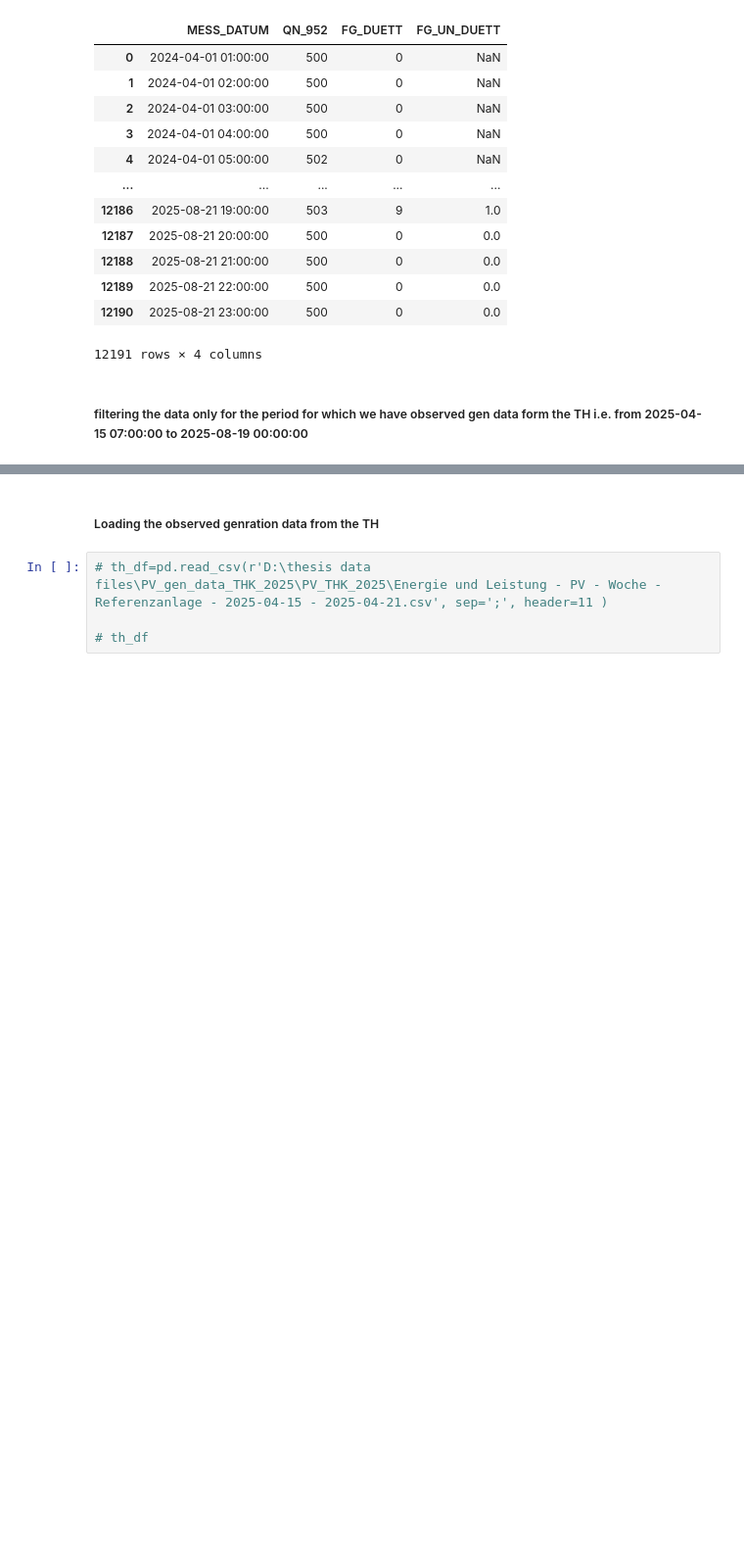
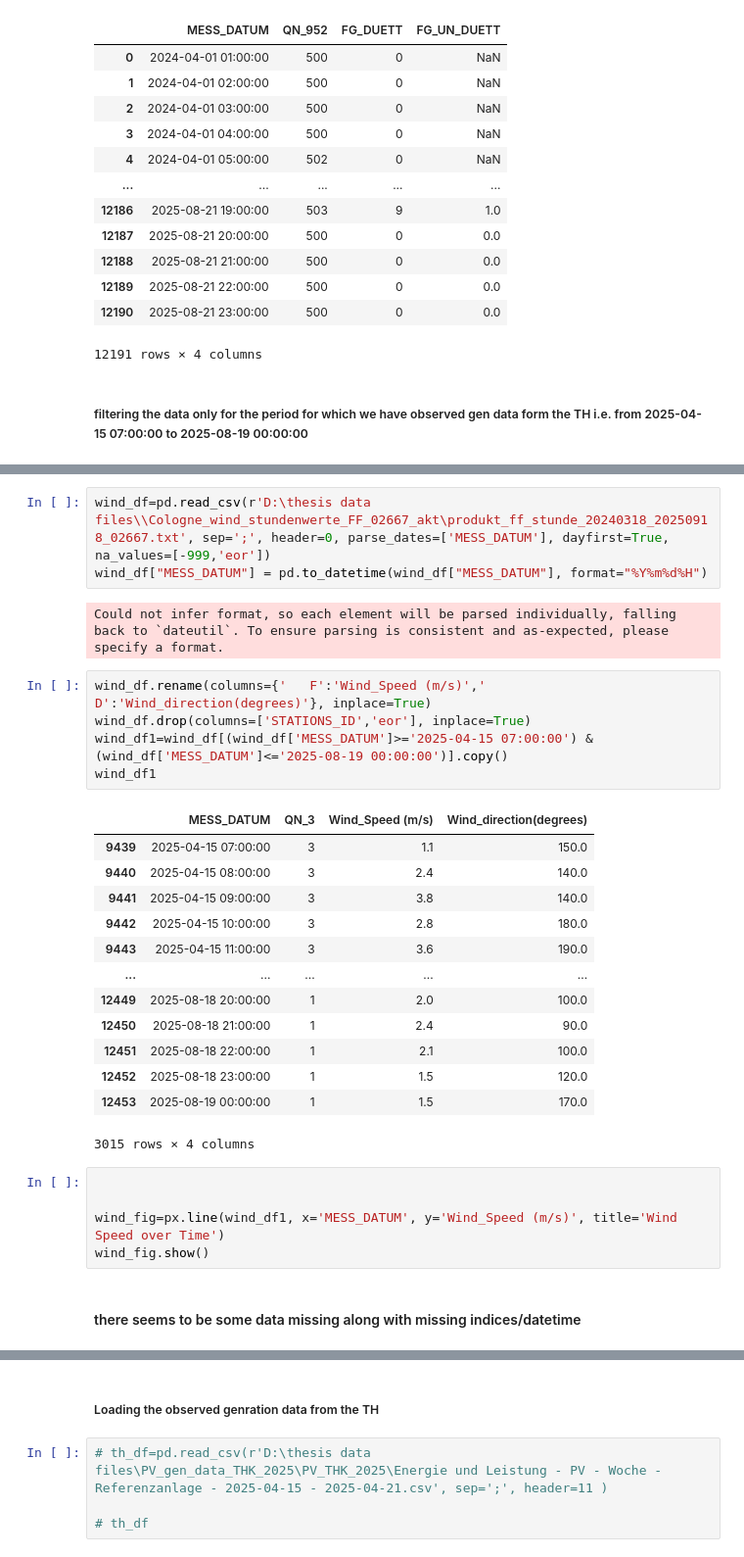
Before and after one commit to AshwinkumarKadam/DWD_weather_forecast_data_pull_automation_Job, a Jupyter notebook: model.ipynb, the cells around one changed output, grey strips where cells are left out. Shown: that part at 98% size. Saved outputs shown, nothing was run; the diff lists cells and outputs as text; blank space fills up the shorter version.

```diff
--- a/model.ipynb
+++ b/model.ipynb
@@ -56,0 +78,31 @@ df3
+# %%
+wind_df=pd.read_csv(r'D:\thesis data files\\Cologne_wind_stundenwerte_FF_02667_akt\produkt_ff_stunde_20240318_20250918_02667.txt', sep=';', header=0, parse_dates=['MESS_DATUM'], dayfirst=True, na_values=[-999,'eor'])
+wind_df["MESS_DATUM"] = pd.to_datetime(wind_df["MESS_DATUM"], format="%Y%m%d%H")
+# %% [output]
+Could not infer format, so each element will be parsed individually, falling back to `dateutil`. To ensure parsing is consistent and as-expected, please specify a format.
+# %%
+wind_df.rename(columns={'   F':'Wind_Speed (m/s)','   D':'Wind_direction(degrees)'}, inplace=True)
+wind_df.drop(columns=['STATIONS_ID','eor'], inplace=True)
+wind_df1=wind_df[(wind_df['MESS_DATUM']>='2025-04-15 07:00:00') & (wind_df['MESS_DATUM']<='2025-08-19 00:00:00')].copy()
+wind_df1
+# %% [output]
+|  | MESS_DATUM | QN_3 | Wind_Speed (m/s) | Wind_direction(degrees) |
+| 9439 | 2025-04-15 07:00:00 | 3 | 1.1 | 150.0 |
+| 9440 | 2025-04-15 08:00:00 | 3 | 2.4 | 140.0 |
+| 9441 | 2025-04-15 09:00:00 | 3 | 3.8 | 140.0 |
+| 9442 | 2025-04-15 10:00:00 | 3 | 2.8 | 180.0 |
+| 9443 | 2025-04-15 11:00:00 | 3 | 3.6 | 190.0 |
+| ... | ... | ... | ... | ... |
+| 12449 | 2025-08-18 20:00:00 | 1 | 2.0 | 100.0 |
+| 12450 | 2025-08-18 21:00:00 | 1 | 2.4 | 90.0 |
+| 12451 | 2025-08-18 22:00:00 | 1 | 2.1 | 100.0 |
+| 12452 | 2025-08-18 23:00:00 | 1 | 1.5 | 120.0 |
+| 12453 | 2025-08-19 00:00:00 | 1 | 1.5 | 170.0 |
+3015 rows × 4 columns
+# %%
+
+
+wind_fig=px.line(wind_df1, x='MESS_DATUM', y='Wind_Speed (m/s)', title='Wind Speed over Time')
+wind_fig.show()
+# %% [markdown]
+#### there seems to be some data missing along with missing indices/datetime
```
Also changed, not shown: parts of 8 cells of this notebook.
